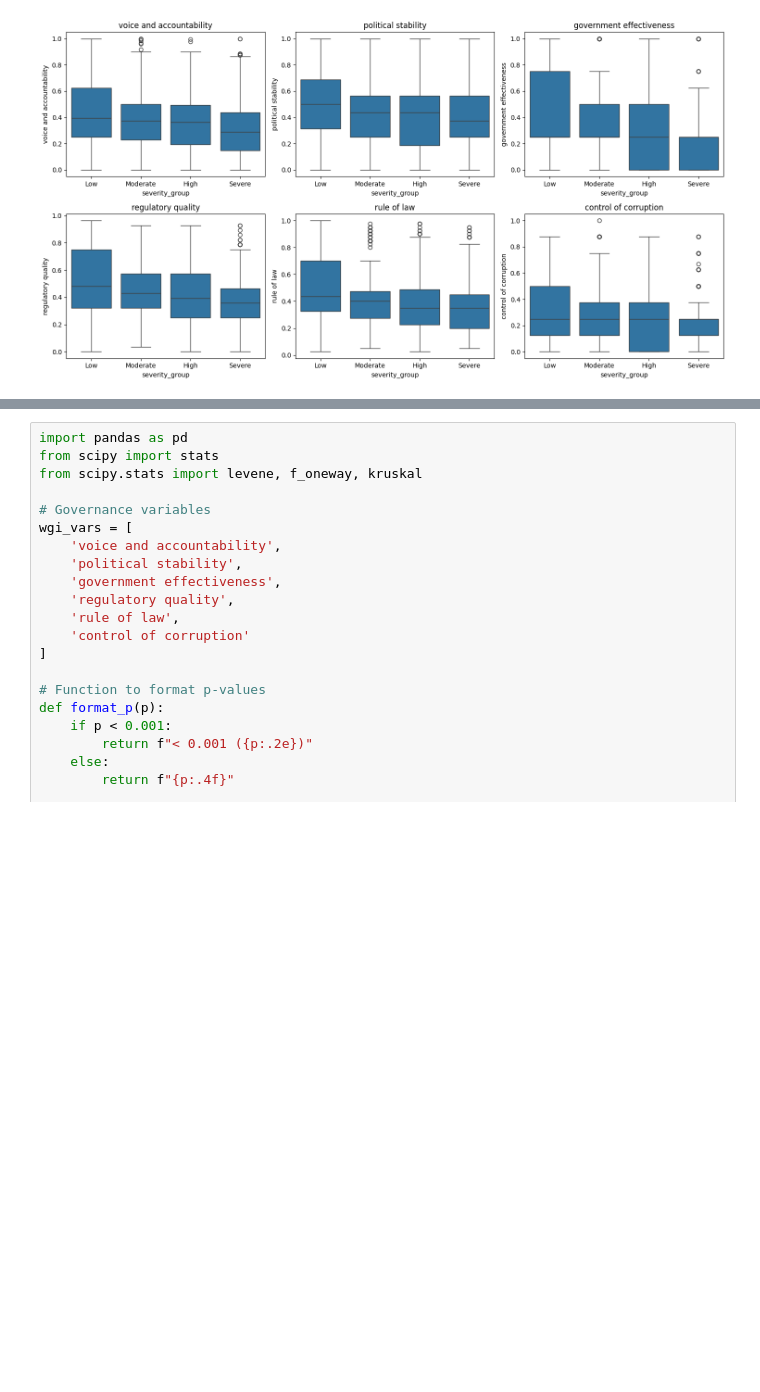
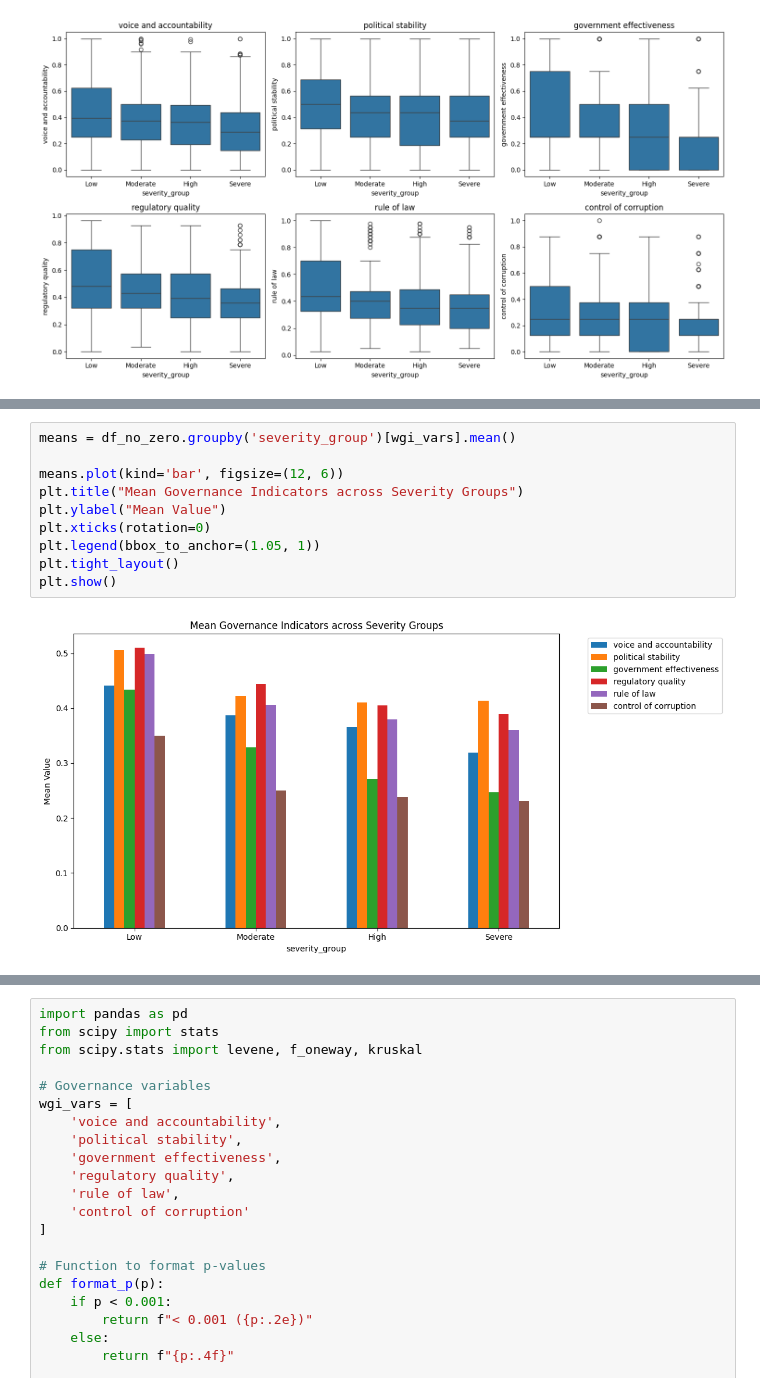
Before and after one commit to tanu-1403/TERRORISM-Numbers-behind-the-nightmare, a Jupyter notebook: notebooks/wgi/fatality.ipynb, the cells around one changed output, grey strips where cells are left out. Drawn from its saved outputs; the diff is of its cells as text; blank space fills up the shorter version.

```diff
--- a/notebooks/wgi/fatality.ipynb
+++ b/notebooks/wgi/fatality.ipynb
@@ -591,0 +465,12 @@ plt.show()
+# %%
+means = df_no_zero.groupby('severity_group')[wgi_vars].mean()
+
+means.plot(kind='bar', figsize=(12, 6))
+plt.title("Mean Governance Indicators across Severity Groups")
+plt.ylabel("Mean Value")
+plt.xticks(rotation=0)
+plt.legend(bbox_to_anchor=(1.05, 1))
+plt.tight_layout()
+plt.show()
+# %% [output]
+[figure, added]
```
Also changed, not shown: parts of 31 cells of this notebook.
